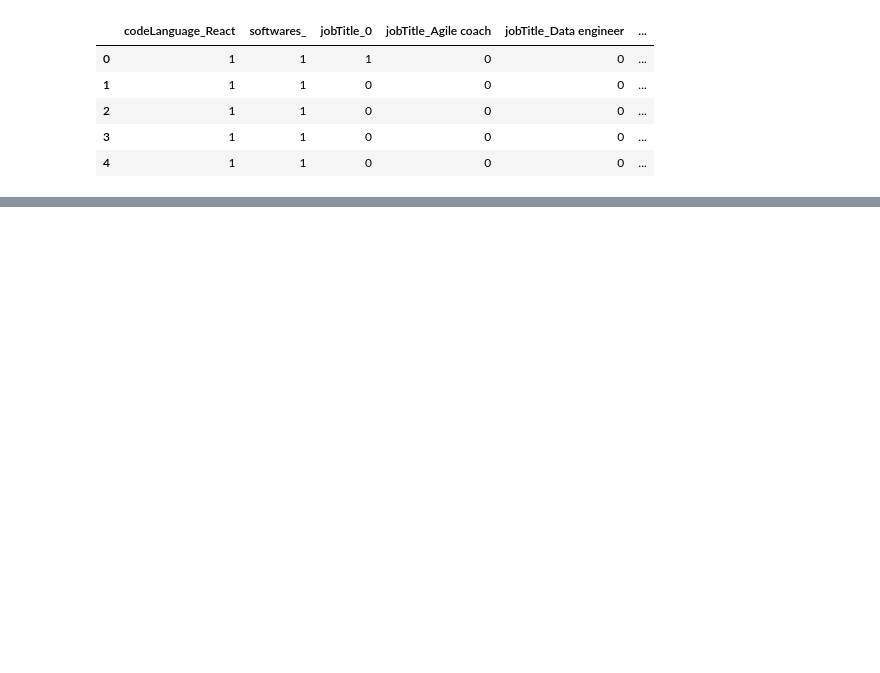
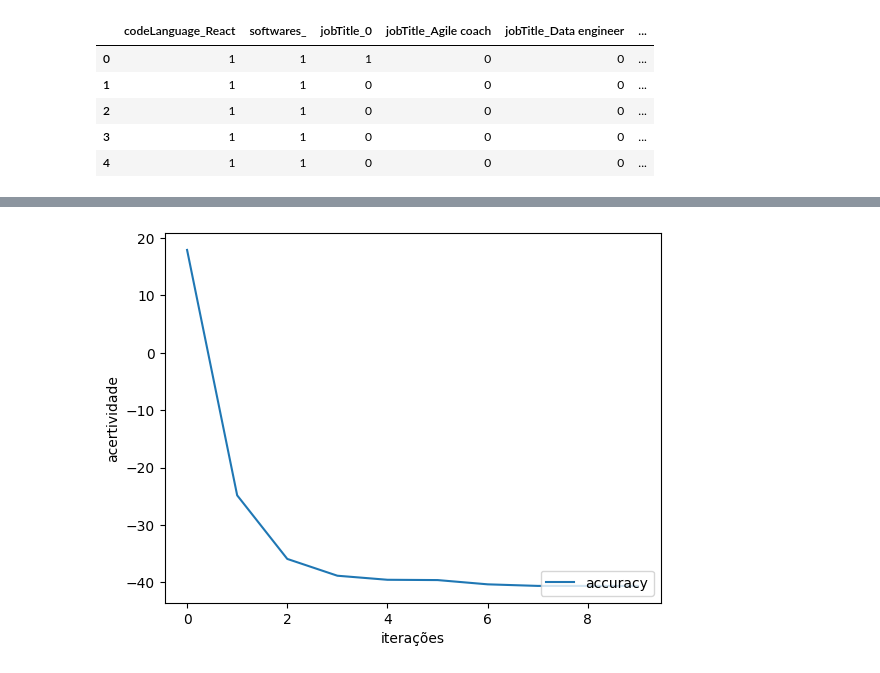
Before and after one commit to Chm-vinicius/coolab_tensorflow_study, a Jupyter notebook: machine_learn.ipynb, the cells around one changed output, grey strips where cells are left out. Cells and saved outputs as stored; diff of their text form; code cells hidden in the pictures; blank space fills up the shorter version.

```diff
--- a/machine_learn.ipynb
+++ b/machine_learn.ipynb
@@ -267,2 +271,0 @@ _________________________________________________________________
-# %%
-model2.fit(dataset, epochs=10)
@@ -289,0 +272,3 @@ Epoch 10/10
+# %%
+# dtst = keras.utils.to_categorical(dataset.choose_from_datasets(dataset, [0]), dtype="float32")
+history = model2.fit(dataset, epochs=10, validation_data=dataset)
@@ -289,0 +296,11 @@ Epoch 10/10
+# %%
+print(history.history)
+plt.plot(history.history['loss'], label='accuracy')
+# plt.plot(history.history['logcosh'], label= 'logcosh')
+plt.xlabel('iterações')
+plt.ylabel('acertividade')
+# plt.ylim([0.1,0.7])
+plt.legend(loc='lower right')
+
+test_loss, test_acc, *outros = model2.evaluate(dataset, verbose=2)
+# %% [output]
@@ -290,3 +309,4 @@ Epoch 10/10
+[figure, added]
 # %%
 global vaguinha
 for vaga, candidato in dataset.take(1):
```
Also changed, not shown: parts of 13 cells of this notebook, 1 other file.
